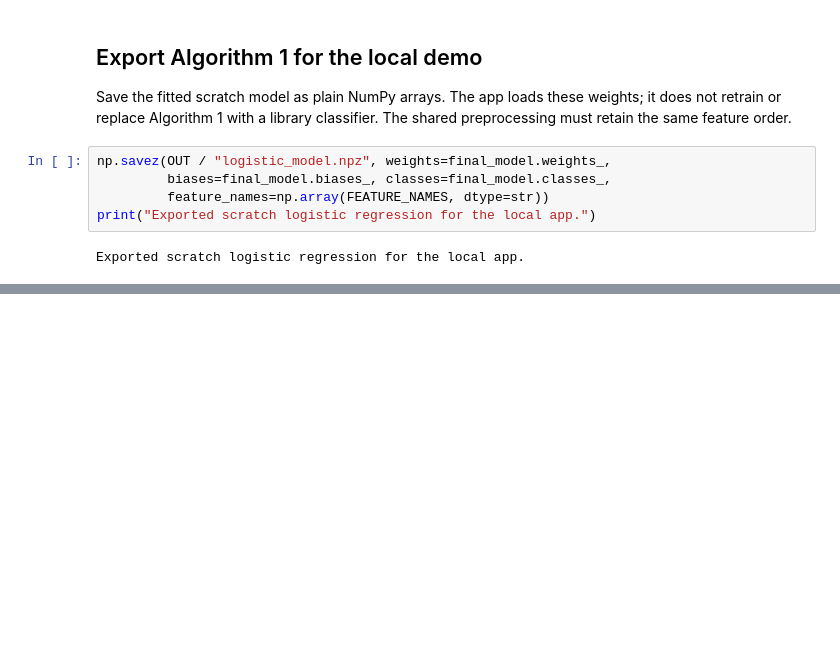
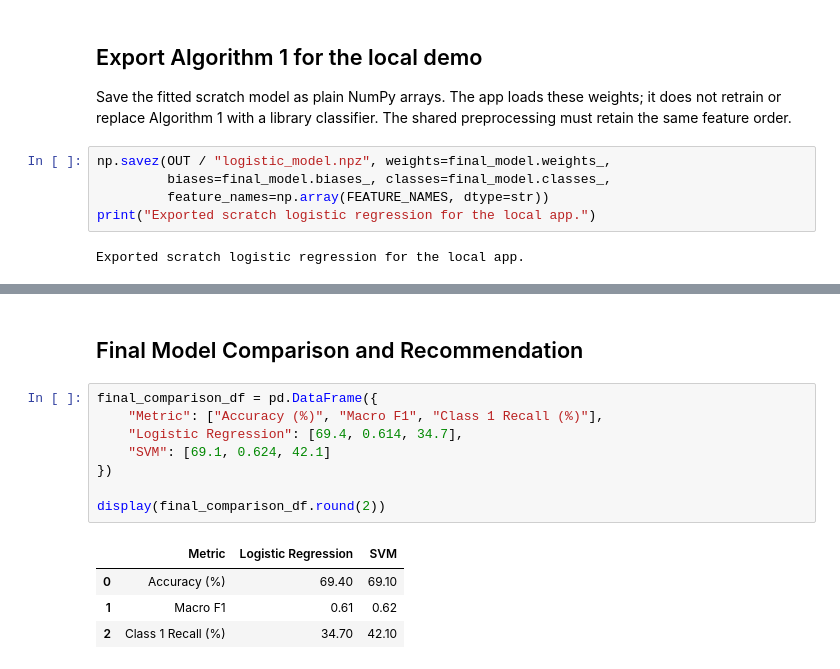
Before and after one commit to bestabhinav97/ml-final-project, a Jupyter notebook: notebooks/ML_project.ipynb, the cells around one changed output, grey strips where cells are left out. Cells and saved outputs as stored; diff of their text form; blank space fills up the shorter version.

```diff
--- a/notebooks/ML_project.ipynb
+++ b/notebooks/ML_project.ipynb
@@ -1073,0 +1341,15 @@ Exported scratch logistic regression for the local app.
+# %% [markdown]
+## Final Model Comparison and Recommendation
+# %%
+final_comparison_df = pd.DataFrame({
+    "Metric": ["Accuracy (%)", "Macro F1", "Class 1 Recall (%)"],
+    "Logistic Regression": [69.4, 0.614, 34.7],
+    "SVM": [69.1, 0.624, 42.1]
+})
+
+display(final_comparison_df.round(2))
+# %% [output]
+|  | Metric | Logistic Regression | SVM |
+| 0 | Accuracy (%) | 69.40 | 69.10 |
+| 1 | Macro F1 | 0.61 | 0.62 |
+| 2 | Class 1 Recall (%) | 34.70 | 42.10 |
```
Also changed, not shown: parts of 45 cells of this notebook.
